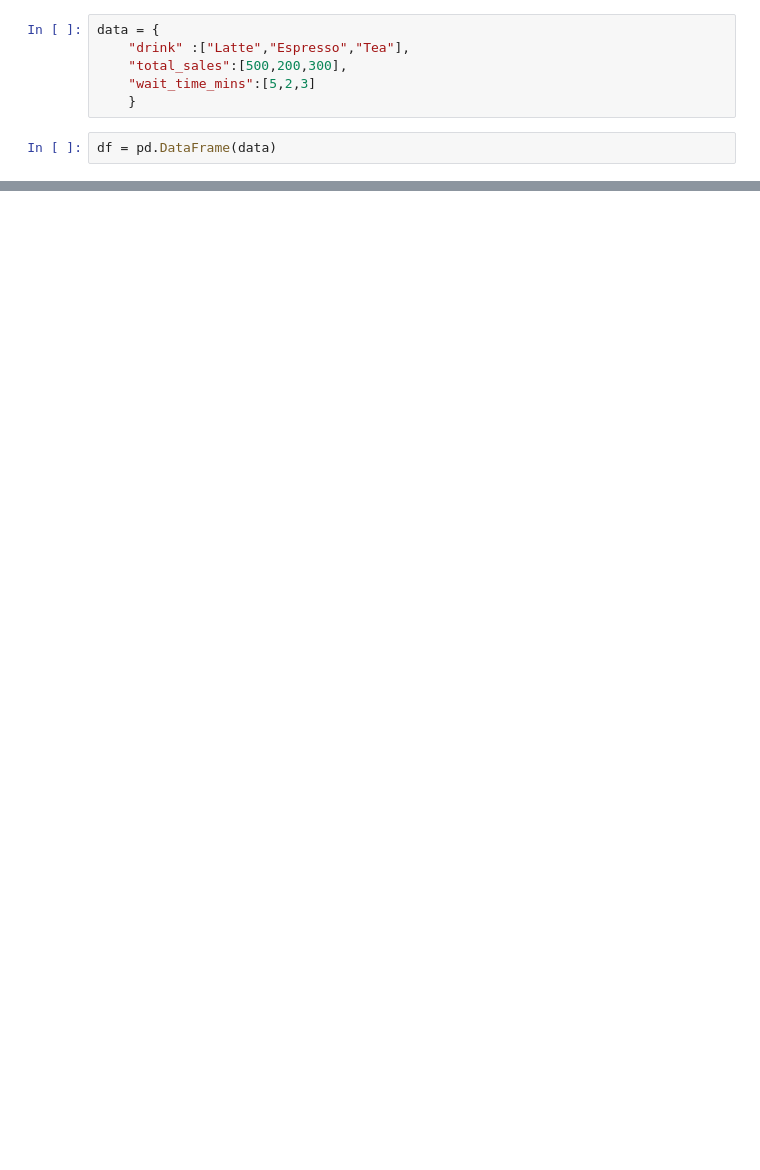
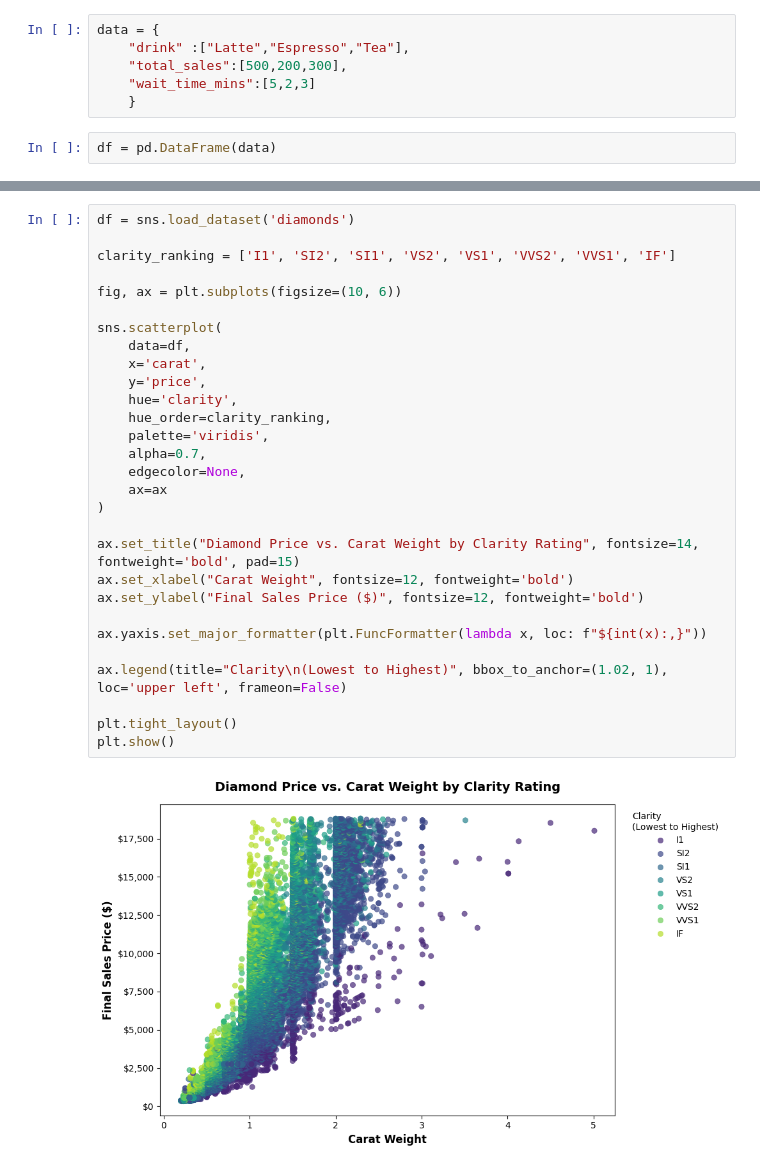
Before and after one commit to sankajithdjinasena/Data_Visualization_Practical, a Jupyter notebook: Data_Visualization_2026_06_08.ipynb, the cells around one changed output, grey strips where cells are left out. Drawn from its saved outputs; the diff is of its cells as text; blank space fills up the shorter version.

```diff
--- a/Data_Visualization_2026_06_08.ipynb
+++ b/Data_Visualization_2026_06_08.ipynb
@@ -33,0 +156,31 @@ Text(0.5, 0, 'Drink')
+# %%
+df = sns.load_dataset('diamonds')
+
+clarity_ranking = ['I1', 'SI2', 'SI1', 'VS2', 'VS1', 'VVS2', 'VVS1', 'IF']
+
+fig, ax = plt.subplots(figsize=(10, 6))
+
+sns.scatterplot(
+    data=df,
+    x='carat',
+    y='price',
+    hue='clarity',
+    hue_order=clarity_ranking,
+    palette='viridis',
+    alpha=0.7,
+    edgecolor=None,
+    ax=ax
+)
+
+ax.set_title("Diamond Price vs. Carat Weight by Clarity Rating", fontsize=14, fontweight='bold', pad=15)
+ax.set_xlabel("Carat Weight", fontsize=12, fontweight='bold')
+ax.set_ylabel("Final Sales Price ($)", fontsize=12, fontweight='bold')
+
+ax.yaxis.set_major_formatter(plt.FuncFormatter(lambda x, loc: f"${int(x):,}"))
+
+ax.legend(title="Clarity\n(Lowest to Highest)", bbox_to_anchor=(1.02, 1), loc='upper left', frameon=False)
+
+plt.tight_layout()
+plt.show()
+# %% [output]
+[figure, added]
```
Also changed, not shown: parts of 10 cells of this notebook.
